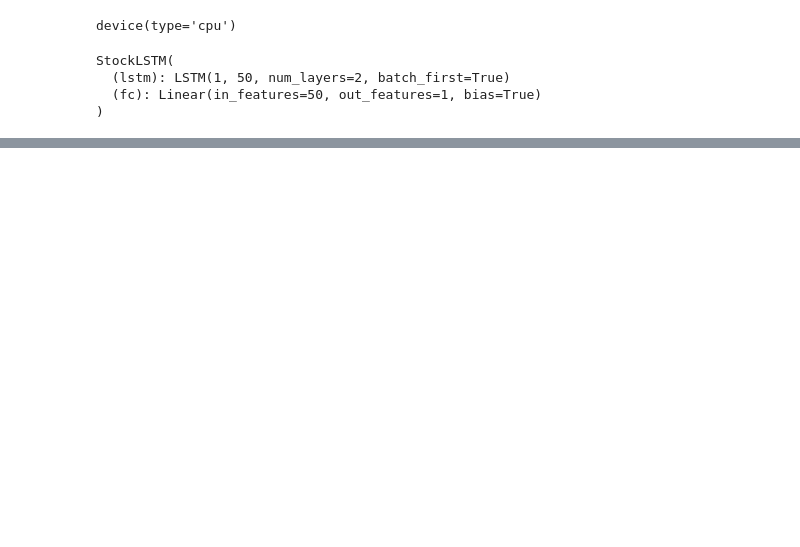
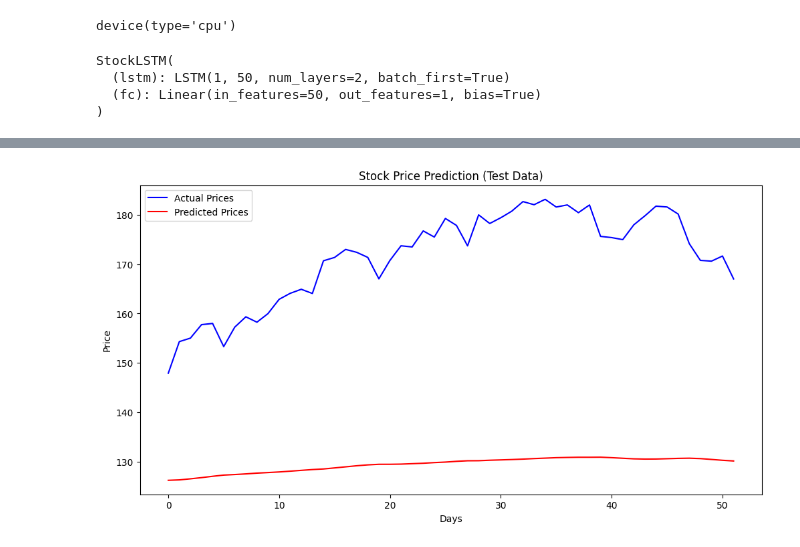
Before and after one commit to lizzymak/FinanceNewsSetiment, a Jupyter notebook: backend/data_exploration.ipynb, the cells around one changed output, grey strips where cells are left out. Cells and saved outputs as stored; diff of their text form; code cells hidden in the pictures; blank space fills up the shorter version.

```diff
--- a/backend/data_exploration.ipynb
+++ b/backend/data_exploration.ipynb
@@ -143,3 +123,19 @@ StockLSTM(
   (lstm): LSTM(1, 50, num_layers=2, batch_first=True)
   (fc): Linear(in_features=50, out_features=1, bias=True)
 )
+# %%
+import torch.optim as optim
+optimizer = optim.Adam(model.parameters(), lr=0.001)
+EPOCHS = 30 #how many times we loop through whole training set
+criterion = nn.MSELoss()
+for epoch in range(EPOCHS):
+    model.train() #model in train mode
+    #forward pass
+    outputs = model(X_train_t.to(device)) # feed data into model to get predictions
+    loss = criterion(outputs, y_train_t.to(device)) # comapre prediction to actual data to get error number
+    # backwards pass and optimization
+    optimizer.zero_grad() # reset gradient
+    loss.backward() # get new gradient
+    optimizer.step() # update weight (for learning)
+    if (epoch + 1) % 5 == 0:
+        print(f"Epoch [{epoch+1}/{EPOCHS}], Loss: {loss.item():.6f}")
@@ -145,0 +149,25 @@ StockLSTM(
+# %%
+model.eval() # model in evaluation mode
+with torch.no_grad(): # no gradients
+    # predict on training and test data (convert to numoy so we can plot)
+    train_preds = model(X_train_t.to(device)).cpu().numpy()
+    test_preds = model(X_test_t.to(device)).cpu().numpy()
+
+# convert back to real stock prices since it was 0-1
+train_preds = scaler.inverse_transform(train_preds)
+y_train_true = scaler.inverse_transform(y_train_t.cpu().numpy())
+
+test_preds = scaler.inverse_transform(test_preds)
+y_test_true = scaler.inverse_transform(y_test_t.cpu().numpy())
+
+# Plot predictions vs actual values
+plt.figure(figsize=(12,6))
+plt.plot(y_test_true, label="Actual Prices", color="blue")
+plt.plot(test_preds,  label="Predicted Prices", color="red")
+plt.title("Stock Price Prediction (Test Data)")
+plt.xlabel("Days")
+plt.ylabel("Price")
+plt.legend()
+plt.show()
+# %% [output]
+[figure, added]
```
Also changed, not shown: parts of 6 cells of this notebook, 1 other file.
